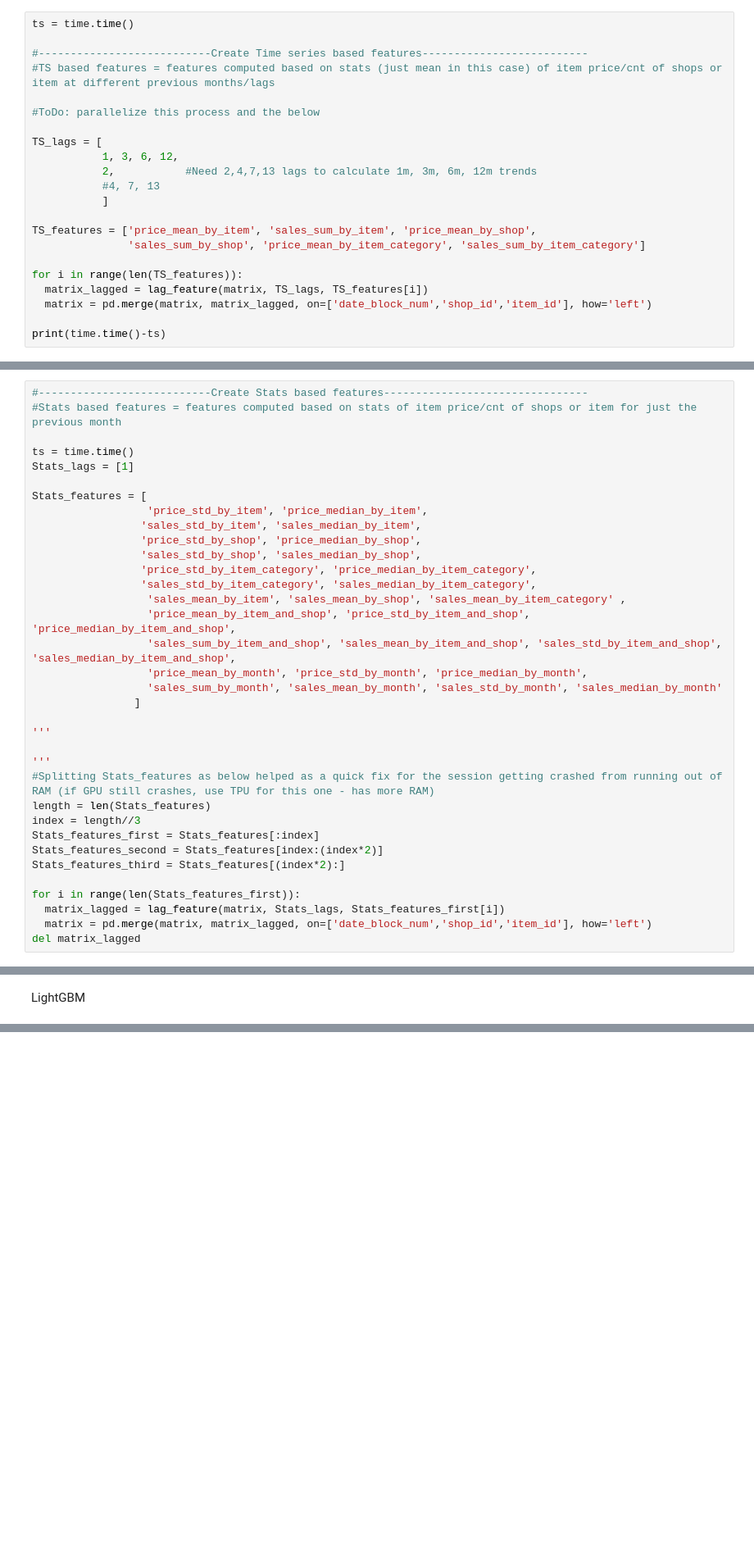
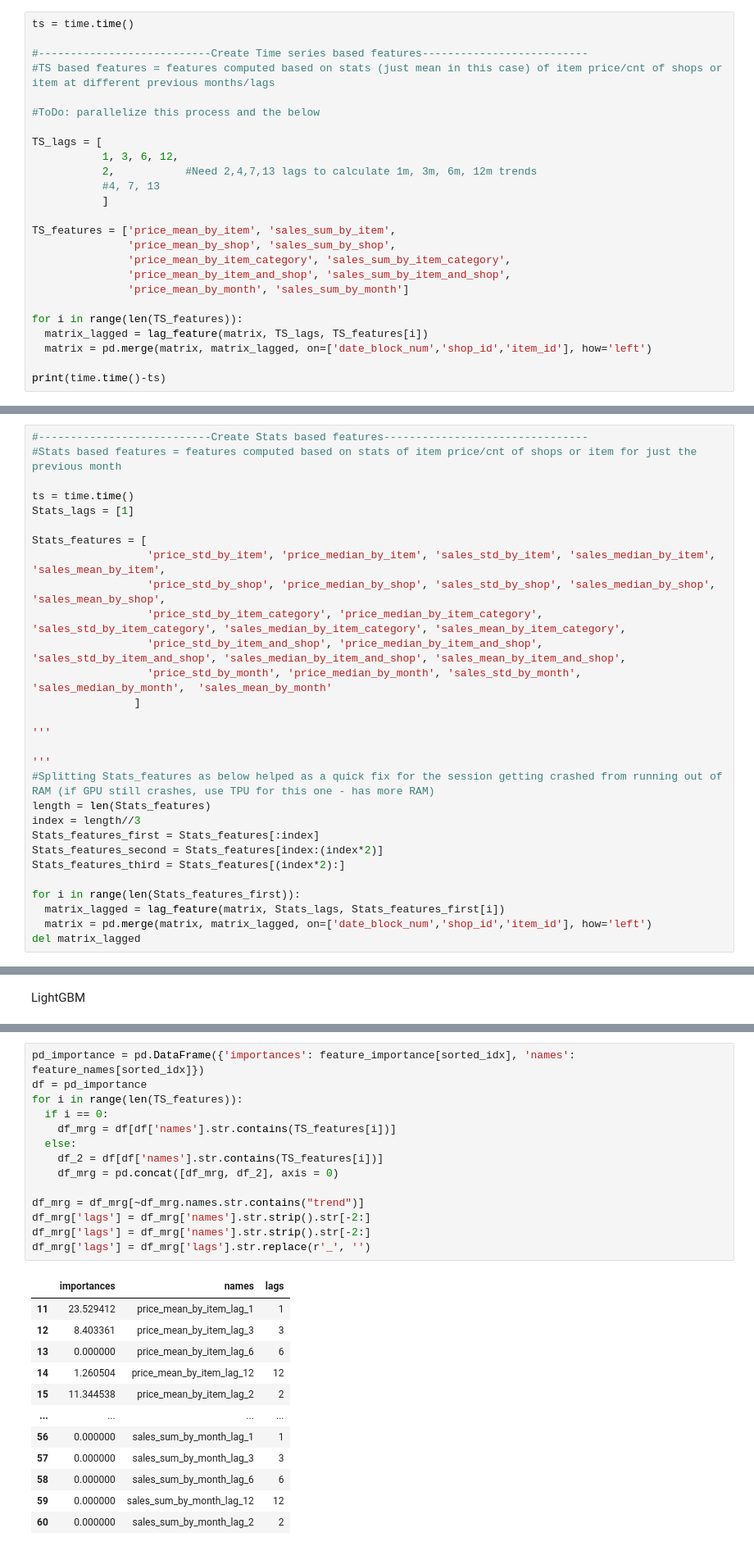
Before and after one commit to migai/Kag, a Jupyter notebook: ipynb_versions/Time Series Features & Modelling_v2.ipynb, the cells around one changed output, grey strips where cells are left out. Shown at 82% size. Cells and saved outputs as stored; diff of their text form; blank space fills up the shorter version.

```diff
--- a/ipynb_versions/Time Series Features & Modelling_v2.ipynb
+++ b/ipynb_versions/Time Series Features & Modelling_v2.ipynb
@@ -579,8 +600,11 @@ TS_lags = [
            #4, 7, 13
            ]
 
-TS_features = ['price_mean_by_item', 'sales_sum_by_item', 'price_mean_by_shop',
-               'sales_sum_by_shop', 'price_mean_by_item_category', 'sales_sum_by_item_category']
+TS_features = ['price_mean_by_item', 'sales_sum_by_item',
+               'price_mean_by_shop', 'sales_sum_by_shop',
+               'price_mean_by_item_category', 'sales_sum_by_item_category',
+               'price_mean_by_item_and_shop', 'sales_sum_by_item_and_shop',
+               'price_mean_by_month', 'sales_sum_by_month']
 
 for i in range(len(TS_features)):
   matrix_lagged = lag_feature(matrix, TS_lags, TS_features[i])
@@ -597,17 +621,11 @@ ts = time.time()
 Stats_lags = [1]
 
 Stats_features = [
-                  'price_std_by_item', 'price_median_by_item',
-                 'sales_std_by_item', 'sales_median_by_item',
-                 'price_std_by_shop', 'price_median_by_shop',
-                 'sales_std_by_shop', 'sales_median_by_shop',
-                 'price_std_by_item_category', 'price_median_by_item_category',
-                 'sales_std_by_item_category', 'sales_median_by_item_category',
-                  'sales_mean_by_item', 'sales_mean_by_shop', 'sales_mean_by_item_category' ,
-                  'price_mean_by_item_and_shop', 'price_std_by_item_and_shop', 'price_median_by_item_and_shop',
-                  'sales_sum_by_item_and_shop', 'sales_mean_by_item_and_shop', 'sales_std_by_item_and_shop', 'sales_median_by_item_and_shop',
-                  'price_mean_by_month', 'price_std_by_month', 'price_median_by_month',
-                  'sales_sum_by_month', 'sales_mean_by_month', 'sales_std_by_month', 'sales_median_by_month'
+                  'price_std_by_item', 'price_median_by_item', 'sales_std_by_item', 'sales_median_by_item', 'sales_mean_by_item',
+                  'price_std_by_shop', 'price_median_by_shop', 'sales_std_by_shop', 'sales_median_by_shop', 'sales_mean_by_shop',
+                  'price_std_by_item_category', 'price_median_by_item_category', 'sales_std_by_item_category', 'sales_median_by_item_category', 'sales_mean_by_item_category',
+                  'price_std_by_item_and_shop', 'price_median_by_item_and_shop',  'sales_std_by_item_and_shop', 'sales_median_by_item_and_shop', 'sales_mean_by_item_and_shop',
+                  'price_std_by_month', 'price_median_by_month', 'sales_std_by_month', 'sales_median_by_month',  'sales_mean_by_month'
                 ]
 
 '''
@@ -1166,0 +1155,27 @@ plt.savefig(model_name + '_feature_importance.png')
+# %%
+pd_importance = pd.DataFrame({'importances': feature_importance[sorted_idx], 'names': feature_names[sorted_idx]})
+df = pd_importance
+for i in range(len(TS_features)):
+  if i == 0:
+    df_mrg = df[df['names'].str.contains(TS_features[i])]
+  else:
+    df_2 = df[df['names'].str.contains(TS_features[i])]
+    df_mrg = pd.concat([df_mrg, df_2], axis = 0)
+
+df_mrg = df_mrg[~df_mrg.names.str.contains("trend")]
+df_mrg['lags'] = df_mrg['names'].str.strip().str[-2:]
+df_mrg['lags'] = df_mrg['names'].str.strip().str[-2:]
+df_mrg['lags'] = df_mrg['lags'].str.replace(r'_', '')
+# %% [output]
+|  | importances | names | lags |
+| 11 | 23.529412 | price_mean_by_item_lag_1 | 1 |
+| 12 | 8.403361 | price_mean_by_item_lag_3 | 3 |
+| 13 | 0.000000 | price_mean_by_item_lag_6 | 6 |
+| 14 | 1.260504 | price_mean_by_item_lag_12 | 12 |
+| 15 | 11.344538 | price_mean_by_item_lag_2 | 2 |
+| ... | ... | ... | ... |
+| 56 | 0.000000 | sales_sum_by_month_lag_1 | 1 |
+| 57 | 0.000000 | sales_sum_by_month_lag_3 | 3 |
+| 58 | 0.000000 | sales_sum_by_month_lag_6 | 6 |
+| 59 | 0.000000 | sales_sum_by_month_lag_12 | 12 |
+| 60 | 0.000000 | sales_sum_by_month_lag_2 | 2 |
```
Also changed, not shown: parts of 48 cells of this notebook, 11 other files.
